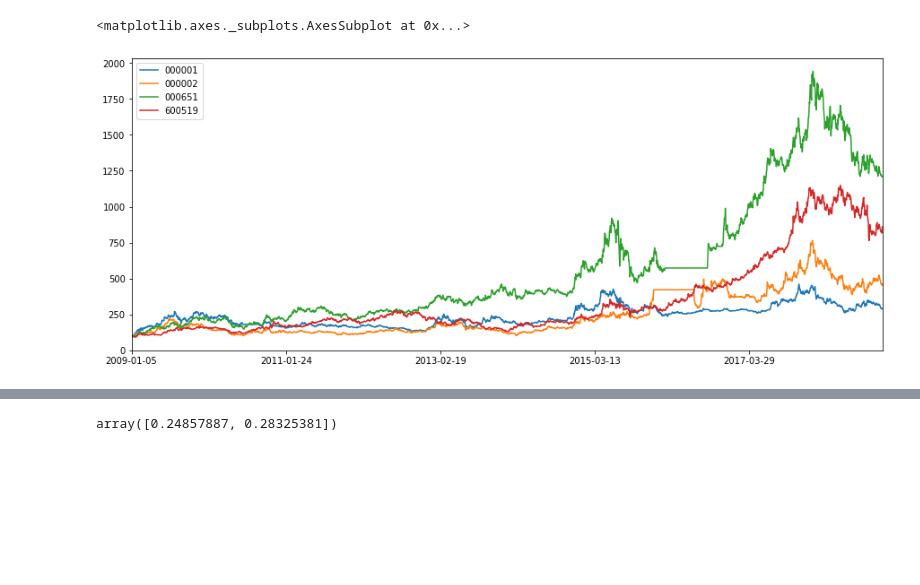
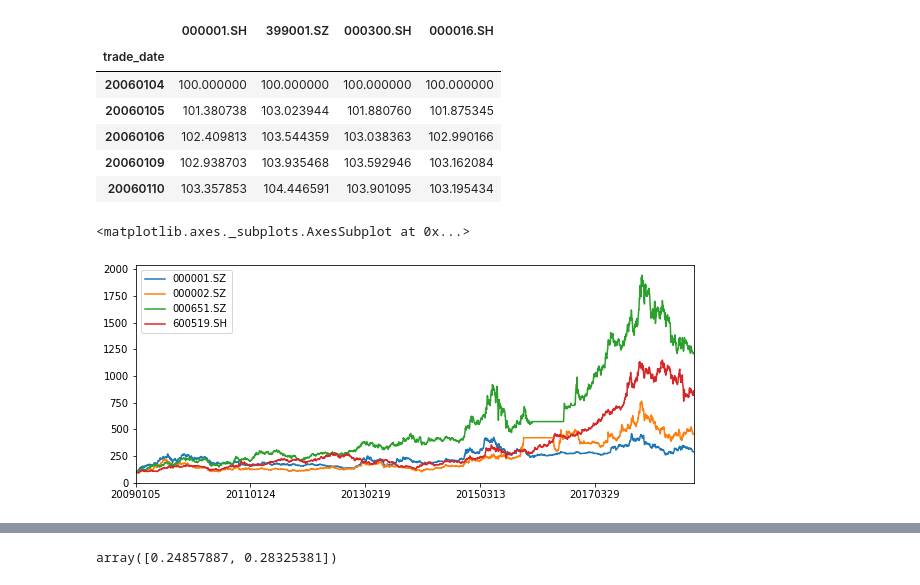
Before and after one commit to linbozhong/research_tools, a Jupyter notebook: finance_python/portfolio_return.ipynb, the cells around one changed output, grey strips where cells are left out. Saved outputs shown, nothing was run; the diff lists cells and outputs as text; code cells hidden in the pictures; blank space fills up the shorter version.

```diff
--- a/finance_python/portfolio_return.ipynb
+++ b/finance_python/portfolio_return.ipynb
@@ -3,3 +4,23 @@ import numpy as np
 import pandas as pd
 import tushare as ts
 import matplotlib.pyplot as plt
+# %%
+# 载入ts token并初始化
+with open("token.json") as f:
+    tokens = json.load(f)
+ts_token = tokens.get("ts_token")
+ts.set_token(ts_token)
+# %%
+# 从tushare-pro获取四组股票数据（需要token）
+start = "2009-01-01"
+end = "2019-01-01"
+symbols = ["000001.SZ", "000002.SZ", "000651.SZ", "600519.SH"]
+df_dict = dict()
+for symbol in symbols:
+    df = ts.pro_bar(symbol, start_date=start, end_date=end, adj="qfq")
+    df.set_index("trade_date", inplace=True)
+    df_dict[symbol] = df
+
+price = pd.DataFrame({symbol: df["close"] for symbol, df in df_dict.items()})
+price.fillna(method="ffill", inplace=True)
+price
@@ -5,0 +46,14 @@ import matplotlib.pyplot as plt
+# %%
+# 从tushare-pro获取指数数据（需要token）
+start = "2006-01-01"
+end = "2019-01-01"
+symbols = ["000001.SH", "399001.SZ", "000300.SH", "000016.SH"]
+df_dict = dict()
+for symbol in symbols:
+    df = ts.pro_bar(symbol, start_date=start, end_date=end, adj="qfq", asset='I')
+    df.set_index("trade_date", inplace=True)
+    df_dict[symbol] = df
+
+index = pd.DataFrame({symbol: df["close"] for symbol, df in df_dict.items()})
+index.fillna(method="ffill", inplace=True)
+index
@@ -60,5 +126,18 @@ normalize_price.head()
+# %%
+# 标准化指数数据
+index_first = index.iloc[0]
+normal_index = index / index_first * 100
+normal_index.head()
+# %% [output]
+|  | 000001.SH | 399001.SZ | 000300.SH | 000016.SH |
+| trade_date |  |  |  |  |
+| 20060104 | 100.000000 | 100.000000 | 100.000000 | 100.000000 |
+| 20060105 | 101.380738 | 103.023944 | 101.880760 | 101.875345 |
+| 20060106 | 102.409813 | 103.544359 | 103.038363 | 102.990166 |
+| 20060109 | 102.938703 | 103.935468 | 103.592946 | 103.162084 |
+| 20060110 | 103.357853 | 104.446591 | 103.901095 | 103.195434 |
 # %%
-normalize_price.plot(figsize=(15, 6))
+normalize_price.plot(figsize=(10, 4))
 # %% [output]
 <matplotlib.axes._subplots.AxesSubplot at 0x...>
-[figure, old version]
+[figure, new version]
```
Also changed, not shown: parts of 14 cells of this notebook, 2 other files.
